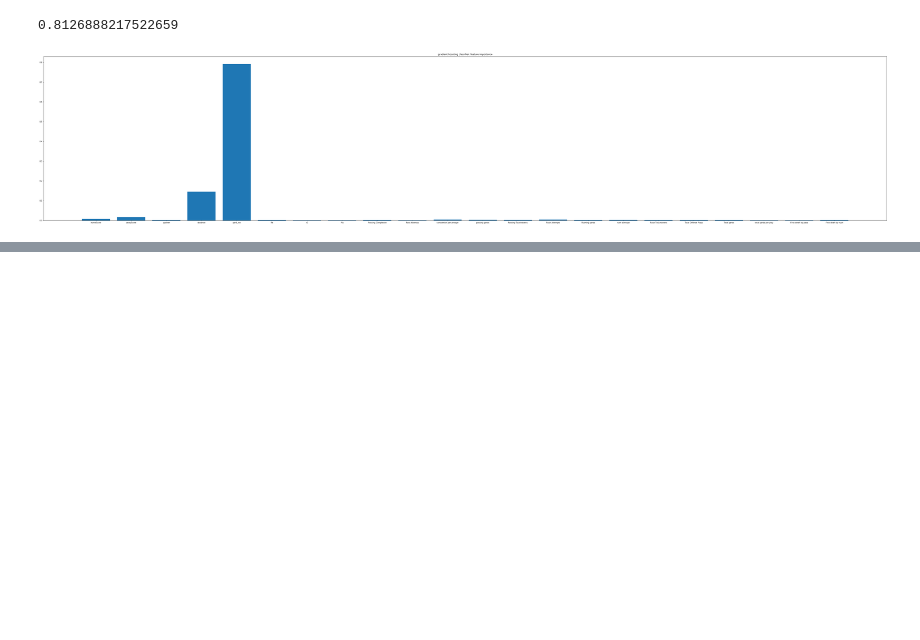
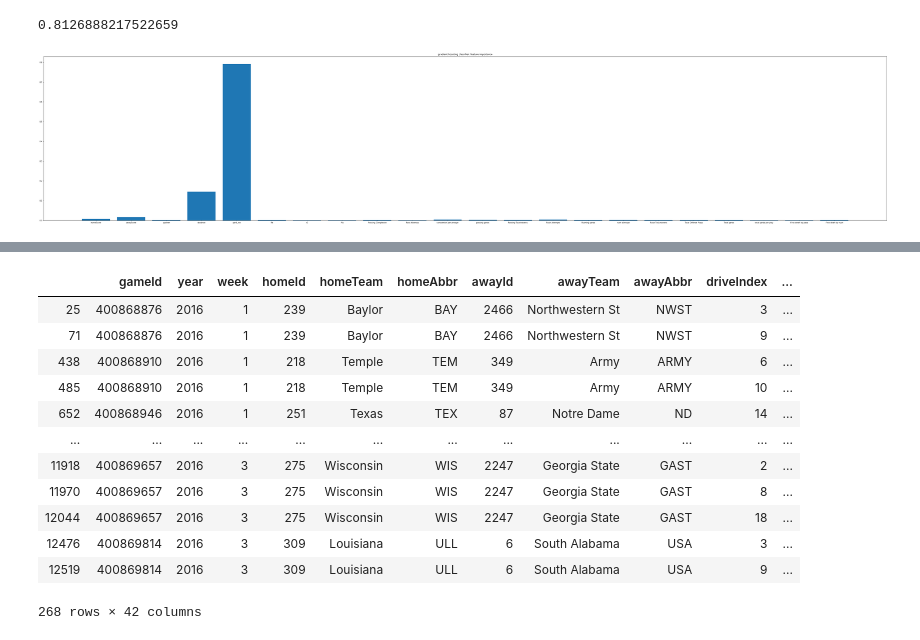
Before and after one commit to nwiatrek/cfb-ml, a Jupyter notebook: 4th down prediction.ipynb, the cells around one changed output, grey strips where cells are left out. Cells and saved outputs as stored; diff of their text form; code cells hidden in the pictures; blank space fills up the shorter version.

```diff
--- a/4th down prediction.ipynb
+++ b/4th down prediction.ipynb
@@ -192,0 +222,3 @@ pickle.dump(clf, open(filename, 'wb'))
+# %%
+special_teams = special_teams.replace('Blocked Field Goal', 'Field Goal Missed')
+special_teams['type'].unique()
@@ -192,0 +235,19 @@ pickle.dump(clf, open(filename, 'wb'))
+# %%
+special_teams = special_teams[(special_teams.type == 'Field Goal Good') | (special_teams.type == 'Field Goal Missed')]
+# %%
+special_teams = special_teams.dropna()
+special_teams
+# %% [output]
+|  | gameId | year | week | homeId | homeTeam | homeAbbr | awayId | awayTeam | awayAbbr | driveIndex | ... |
+| 25 | 400868876 | 2016 | 1 | 239 | Baylor | BAY | 2466 | Northwestern St | NWST | 3 | ... |
+| 71 | 400868876 | 2016 | 1 | 239 | Baylor | BAY | 2466 | Northwestern St | NWST | 9 | ... |
+| 438 | 400868910 | 2016 | 1 | 218 | Temple | TEM | 349 | Army | ARMY | 6 | ... |
+| 485 | 400868910 | 2016 | 1 | 218 | Temple | TEM | 349 | Army | ARMY | 10 | ... |
+| 652 | 400868946 | 2016 | 1 | 251 | Texas | TEX | 87 | Notre Dame | ND | 14 | ... |
+| ... | ... | ... | ... | ... | ... | ... | ... | ... | ... | ... | ... |
+| 11918 | 400869657 | 2016 | 3 | 275 | Wisconsin | WIS | 2247 | Georgia State | GAST | 2 | ... |
+| 11970 | 400869657 | 2016 | 3 | 275 | Wisconsin | WIS | 2247 | Georgia State | GAST | 8 | ... |
+| 12044 | 400869657 | 2016 | 3 | 275 | Wisconsin | WIS | 2247 | Georgia State | GAST | 18 | ... |
+| 12476 | 400869814 | 2016 | 3 | 309 | Louisiana | ULL | 6 | South Alabama | USA | 3 | ... |
+| 12519 | 400869814 | 2016 | 3 | 309 | Louisiana | ULL | 6 | South Alabama | USA | 9 | ... |
+268 rows × 42 columns
```
Also changed, not shown: parts of 11 cells of this notebook, 1 other file.
